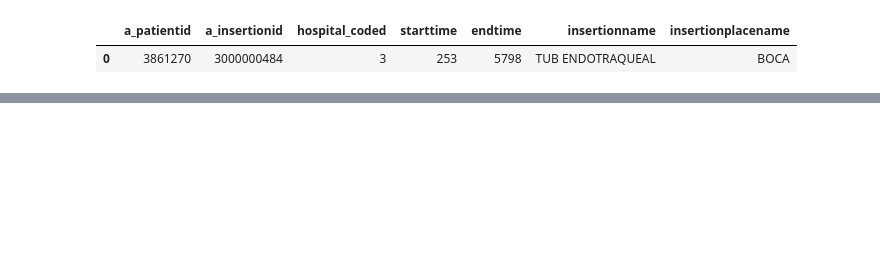
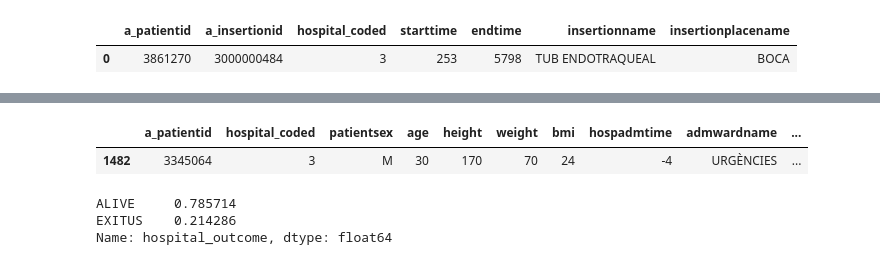
Before and after one commit to Ps7Pep/tgndatathon2022, a Jupyter notebook: icusics_db_tutorial.ipynb, the cells around one changed output, grey strips where cells are left out. Saved outputs shown, nothing was run; the diff lists cells and outputs as text; code cells hidden in the pictures; blank space fills up the shorter version.

```diff
--- a/icusics_db_tutorial.ipynb
+++ b/icusics_db_tutorial.ipynb
@@ -273,0 +148,14 @@ variables_ref = pd.read_csv(f's3://{db}/{h}_db/variables_ref/{h}_variables_ref.c
+# %%
+%%time
+
+bucket = s3.Bucket('icusics-db-demo')
+imv_patlist = tuple()
+
+for my_bucket_object in bucket.objects.all():
+
+    if all(x in my_bucket_object.key for x in ['h3', 'v_observed']):
+
+        chunk = pd.read_csv(f's3://{db}/{my_bucket_object.key}')
+        imv_patlist_chunk = tuple(set(chunk[(chunk['a_variableid']==3015002262) & (chunk['value']==12) & (
+            chunk['a_patientid'].isin(tuple(set(los7d_diags_cvc['a_patientid']))))]['a_patientid']))
+        imv_patlist = imv_patlist + imv_patlist_chunk
@@ -273,0 +165,2 @@ variables_ref = pd.read_csv(f's3://{db}/{h}_db/variables_ref/{h}_variables_ref.c
+# %%
+los7d_diags_cvc_imv = los7d_diags_cvc[los7d_diags_cvc['a_patientid'].isin(imv_patlist)]
@@ -273,0 +205,14 @@ variables_ref = pd.read_csv(f's3://{db}/{h}_db/variables_ref/{h}_variables_ref.c
+# %%
+%%time
+
+bucket = s3.Bucket('icusics-db-demo')
+apache2_20_patlist = tuple()
+
+for my_bucket_object in bucket.objects.all():
+
+    if all(x in my_bucket_object.key for x in ['h3', 'v_derived']):
+
+        chunk = pd.read_csv(f's3://{db}/{my_bucket_object.key}')
+        apache2_20_patlist_chunk = tuple(set(chunk[(chunk['a_variableid']==3030000350) & (chunk['value']>20) & (
+            chunk['a_patientid'].isin(tuple(set(los7d_diags_cvc_imv['a_patientid']))))]['a_patientid']))
+        apache2_20_patlist = apache2_20_patlist + apache2_20_patlist_chunk
@@ -273,0 +222,2 @@ variables_ref = pd.read_csv(f's3://{db}/{h}_db/variables_ref/{h}_variables_ref.c
+# %%
+los7d_diags_cvc_imv_apache = los7d_diags_cvc_imv[los7d_diags_cvc_imv['a_patientid'].isin(apache2_20_patlist)]
@@ -274,2 +524,13 @@ variables_ref = pd.read_csv(f's3://{db}/{h}_db/variables_ref/{h}_variables_ref.c
+# %%
+los7d_diags_cvc_imv_apache.head(1)
+# %% [output]
+|  | a_patientid | hospital_coded | patientsex | age | height | weight | bmi | hospadmtime | admwardname | ... |
+| 1482 | 3345064 | 3 | M | 30 | 170 | 70 | 24 | -4 | URGÈNCIES | ... |
+# %%
+los7d_diags_cvc_imv_apache['hospital_outcome'].value_counts(normalize=True)
+# %% [output]
+ALIVE     0.785714
+EXITUS    0.214286
+Name: hospital_outcome, dtype: float64
 # %%
 insertions = pd.read_csv(f's3://{db}/{h}_db/insertions/{h}_insertions.csv')
```
Also changed, not shown: parts of 76 cells of this notebook.
